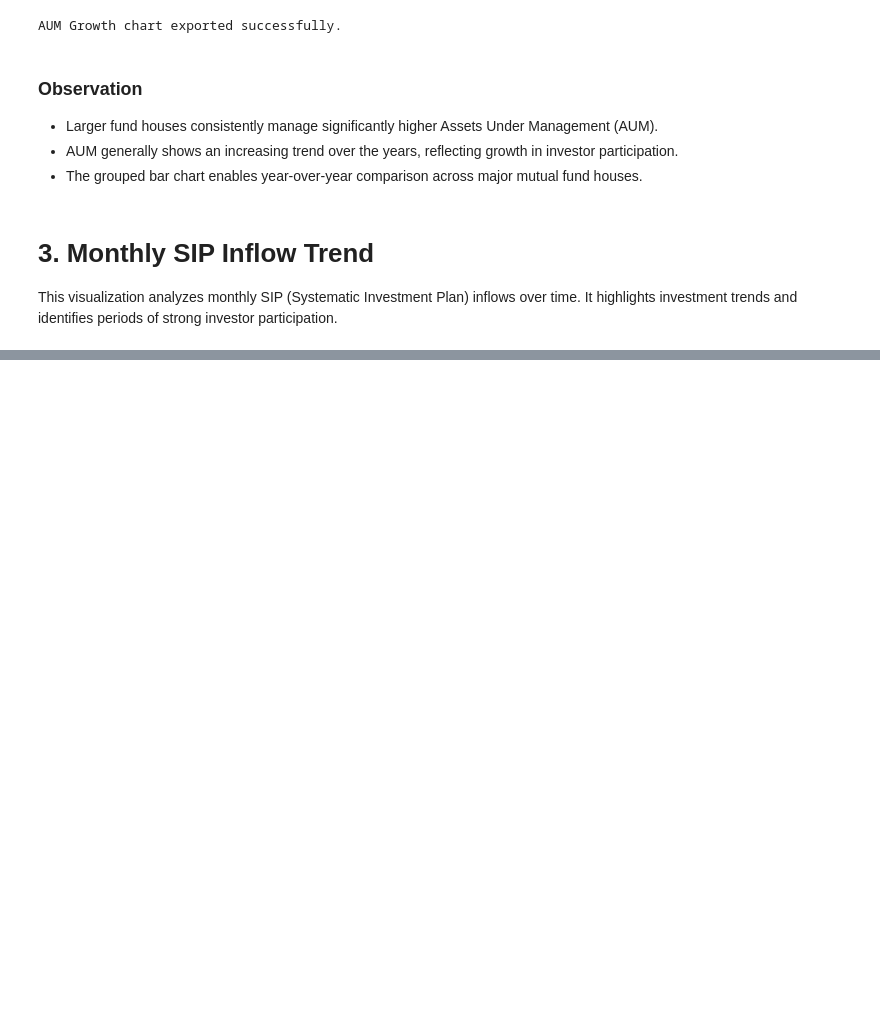
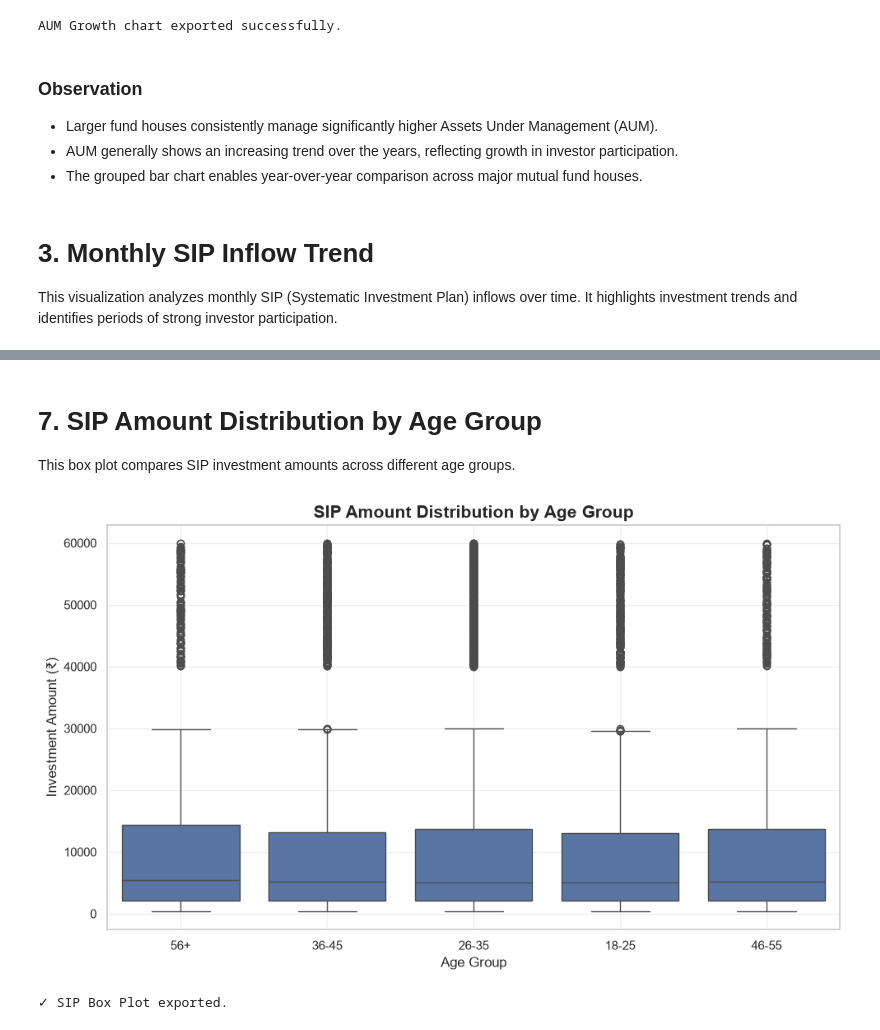
Before and after one commit to KhushalVardhanNeeli/MutualFundAnalytics, a Jupyter notebook: notebooks/EDA_Analysis.ipynb, the cells around one changed output, grey strips where cells are left out. Drawn from its saved outputs; the diff is of its cells as text; code cells hidden in the pictures; blank space fills up the shorter version.

```diff
--- a/notebooks/EDA_Analysis.ipynb
+++ b/notebooks/EDA_Analysis.ipynb
@@ -365,0 +552,46 @@ TypeError: Type is not JSON serializable: Timestamp
+# %% [markdown]
+# 7. SIP Amount Distribution by Age Group
+
+This box plot compares SIP investment amounts across different age groups.
+# %%
+# ============================================================
+# SIP Amount Distribution by Age Group
+# ============================================================
+
+sip_box = fact_transactions[
+    fact_transactions["transaction_type"] == "SIP"
+].copy()
+
+plt.figure(figsize=(10,6))
+
+sns.boxplot(
+    data=sip_box,
+    x="age_group",
+    y="amount_inr"
+)
+
+plt.title(
+    "SIP Amount Distribution by Age Group",
+    fontsize=15,
+    fontweight="bold"
+)
+
+plt.xlabel("Age Group")
+
+plt.ylabel("Investment Amount (₹)")
+
+plt.grid(alpha=0.3)
+
+plt.tight_layout()
+
+plt.savefig(
+    "../charts/sip_boxplot.png",
+    dpi=300
+)
+
+plt.show()
+
+print("✓ SIP Box Plot exported.")
+# %% [output]
+[figure, added]
+✓ SIP Box Plot exported.
```
Also changed, not shown: parts of 38 cells of this notebook, 47 other files.
